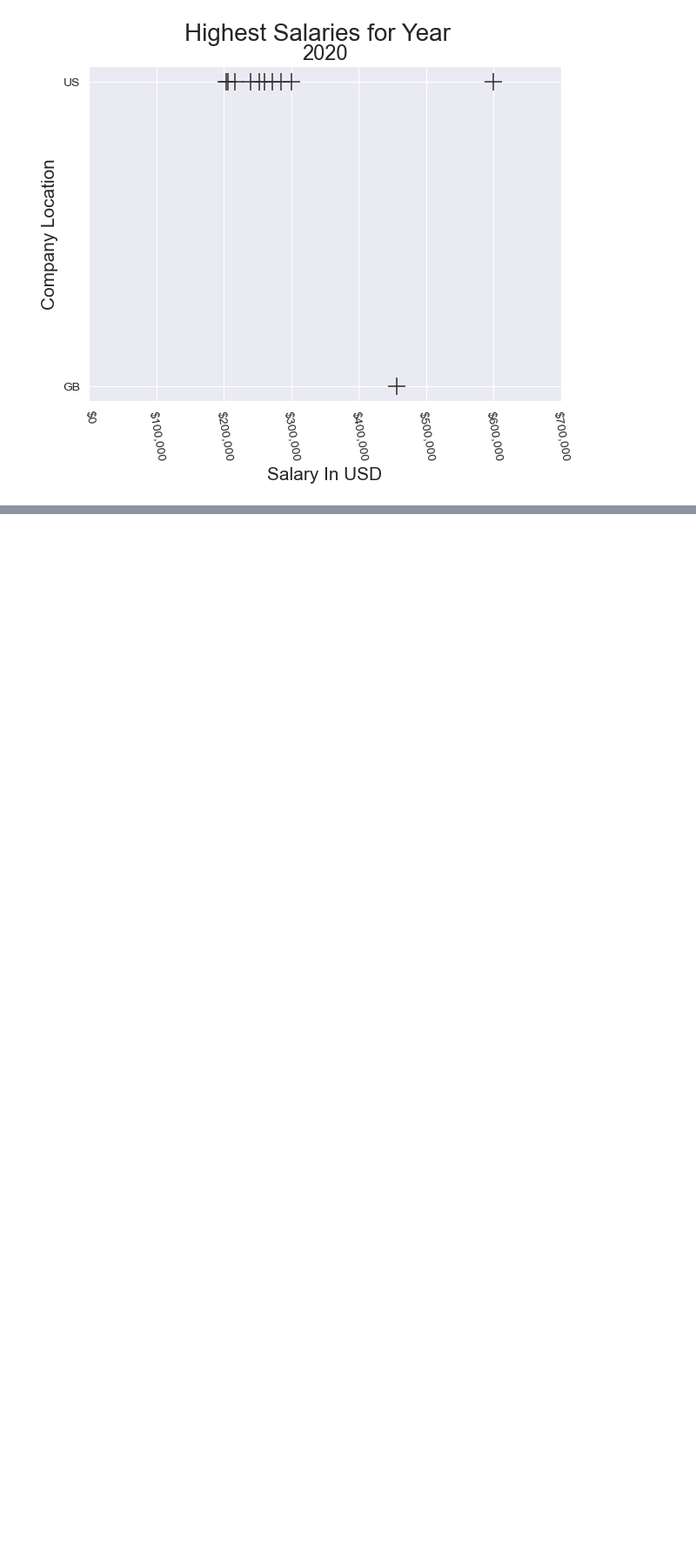
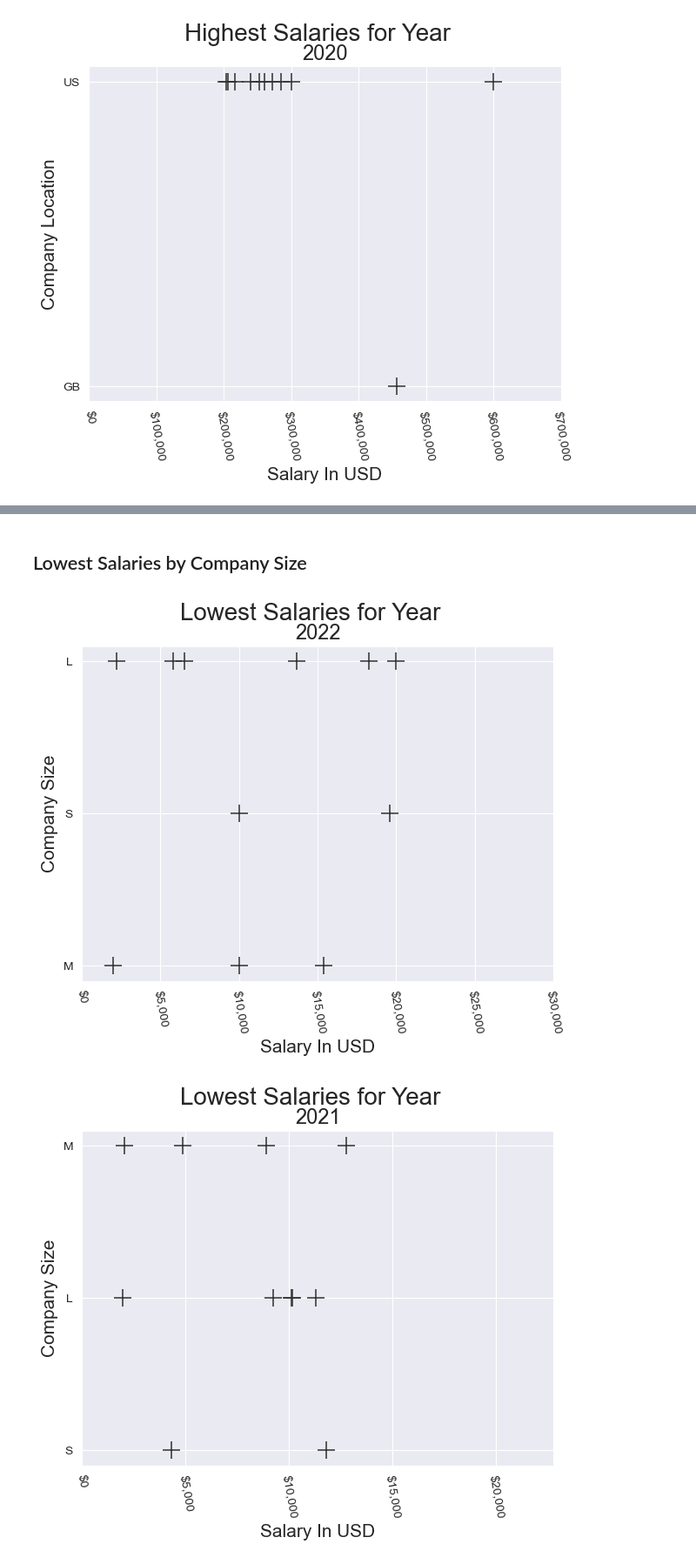
Before and after one commit to SantosAbimaelRomero/Cyber-Security-Salaries, a Jupyter notebook: Cyber Security Salary Presentation.ipynb, the cells around one changed output, grey strips where cells are left out. Shown: that part at 87% size. Cells and saved outputs as stored; diff of their text form; code cells hidden in the pictures; blank space fills up the shorter version.

Commit message:
company size 1

```diff
--- a/Cyber Security Salary Presentation.ipynb
+++ b/Cyber Security Salary Presentation.ipynb
@@ -448,0 +438,11 @@ From 2020 to 2022 we also see an increase in the top end salary. Ignoring the ou
+# %% [markdown]
+## Lowest Salaries by Company Size
+# %%
+class_df2022.salary('low', 'Company Size', 11)
+
+class_df2021.salary('low', 'Company Size', 11)
+
+class_df2020.salary('low', 'Company Size', 11)
+# %% [output]
+[figure, added]
+[figure, added]
```
Also changed, not shown: parts of 10 cells of this notebook.
